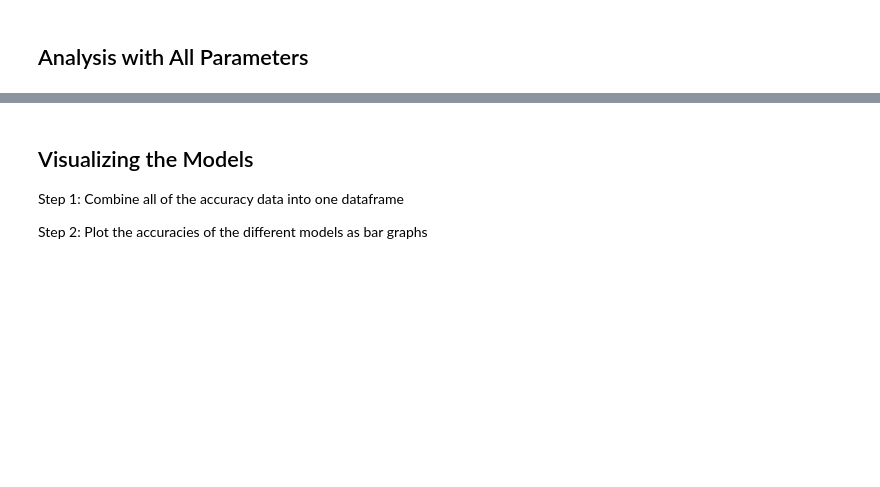
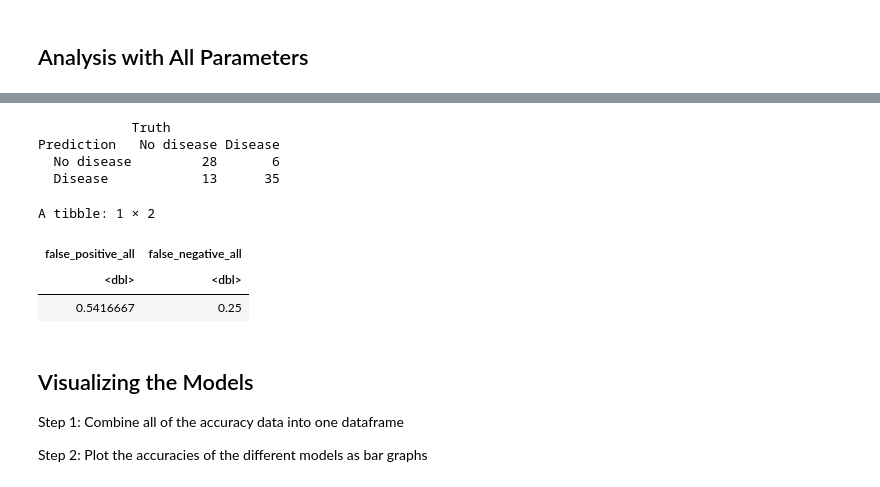
Before and after one commit to Phoebeml/Group20_DSCI100, a Jupyter notebook: Group20Project.ipynb, the cells around one changed output, grey strips where cells are left out. Saved outputs shown, nothing was run; the diff lists cells and outputs as text; code cells hidden in the pictures; blank space fills up the shorter version.

```diff
--- a/Group20Project.ipynb
+++ b/Group20Project.ipynb
@@ -396,35 +429,44 @@ accuracy_vs_k_all
 # %%
 #We now create a model using the best K chosen from above
 set.seed(4200)
 #make a new spec
 heart_spec_all <- nearest_neighbor(weight_func = "rectangular", neighbors = 2) |>
     set_engine("kknn") |>
     set_mode("classification")
 
 #make a new workflow (retrain mdoel)
 heart_fit_all <- workflow() |>
     add_recipe(heart_recipe_all) |>
     add_model(heart_spec_all) |>
     fit(data = heart_train_all)
 
 heart_predicted_all <- predict(heart_fit_all, heart_test_all) |>
     bind_cols(heart_test_all)
 
 acc_all <- heart_predicted_all |>
     metrics(truth = num, estimate = .pred_class) |>
     filter(.metric == "accuracy") |>
     select(.estimate) |>
     pull()
 
 confusion_all <- heart_predicted_all|>
              conf_mat(truth = num, estimate = .pred_class)
 confusion_all
 
-false_positive_all <- 9/24
+false_positive_all <- 13/24
 
-false_negative_all <- 15/24
+false_negative_all <- 6/24
 
-tibble(acc_all, false_positive_all, false_negative_all)
+tibble(false_positive_all, false_negative_all)
+# %% [output]
+            Truth
+Prediction   No disease Disease
+  No disease         28       6
+  Disease            13      35
+A tibble: 1 × 2
+| false_positive_all | false_negative_all |
+| <dbl> | <dbl> |
+| 0.5416667 | 0.25 |
 # %% [markdown]
 Visualizing the Models
 ---
```
Also changed, not shown: parts of 9 cells of this notebook.
